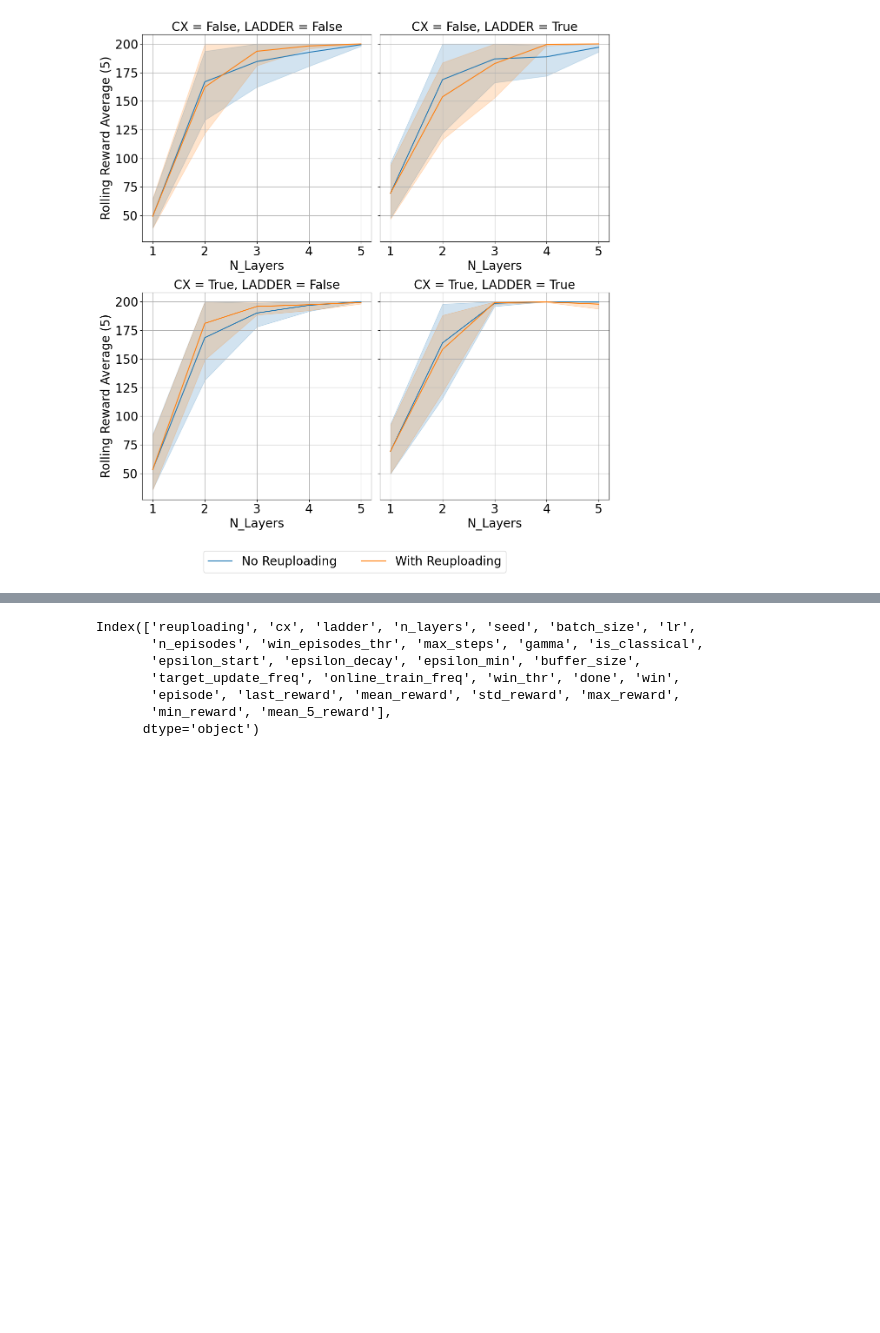
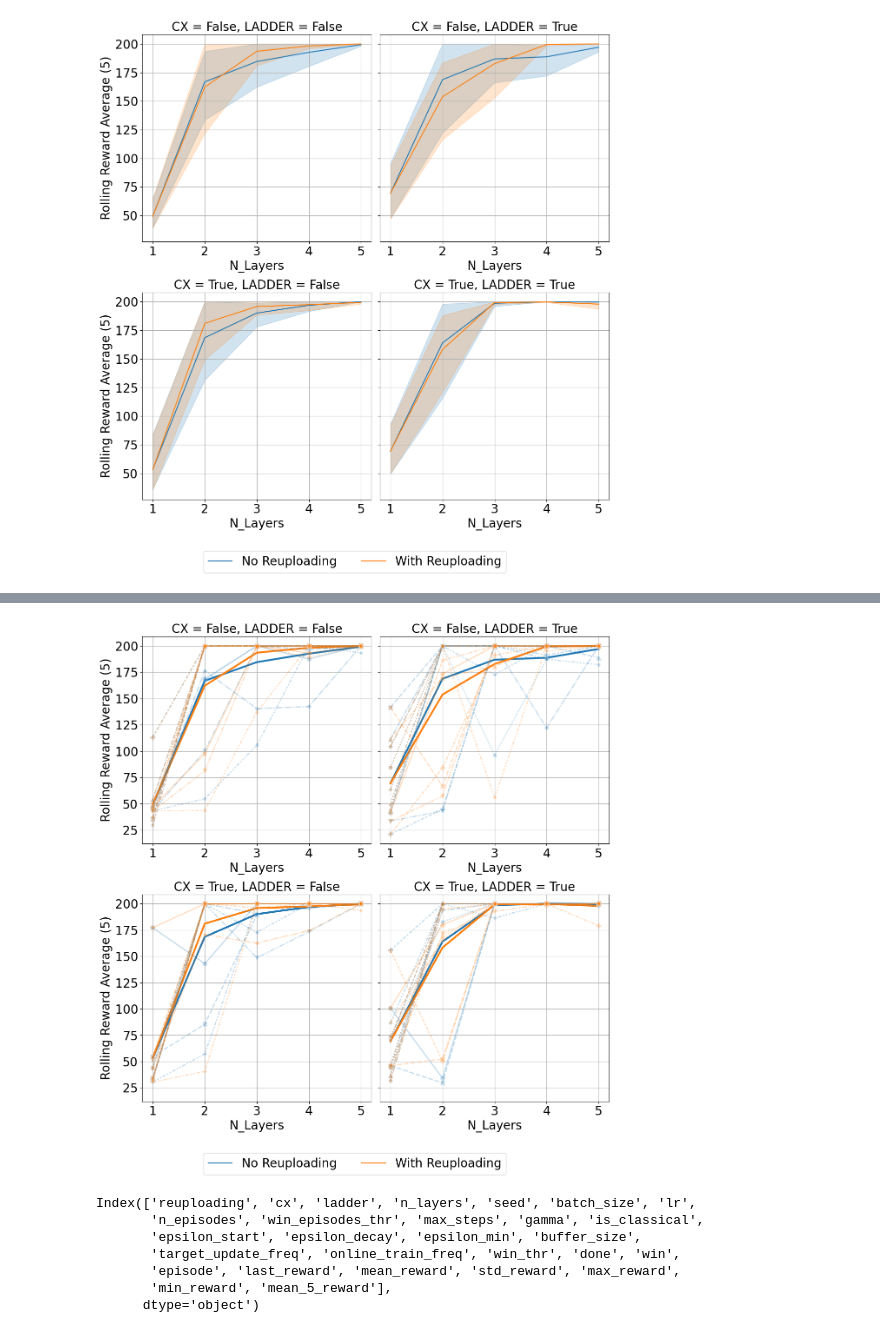
Before and after one commit to mcpeixoto/ReinforcementQML, a Jupyter notebook: plotting.ipynb, the cells around one changed output, grey strips where cells are left out. Cells and saved outputs as stored; diff of their text form; code cells hidden in the pictures; blank space fills up the shorter version.

```diff
--- a/plotting.ipynb
+++ b/plotting.ipynb
@@ -205,3 +205,70 @@ for ax in fig.axes:
 fig.tight_layout()
 # %% [output]
 [figure]
+# %%
+fig, ax = plt.subplots(2, 2, figsize=(12, 12), sharey=True)
+
+palette = {0: "C0", 1: "C1"}
+
+LEGEND_SIZE = 20
+MEDIUM_SIZE = 20
+BIGGER_SIZE = 20
+TICK_SIZE = 20
+
+for cx in range(2):
+    for ladder in range(2):
+        ax_ = ax[cx, ladder]
+
+        ax_.grid()
+
+        sns.lineplot(
+            x="n_layers",
+            y="mean_5_reward",
+            hue="reuploading",
+            data=df[df["cx"] == cx][df["ladder"] == ladder],
+            markers=True,
+            dashes=True,
+            markersize=8,
+            ax=ax_,
+            palette=palette,
+            ci=0,
+            linewidth=3,
+        )
+
+        sns.lineplot(
+            x="n_layers",
+            y="mean_5_reward",
+            hue="reuploading",
+            style="seed",
+            data=df[df["cx"] == cx][df["ladder"] == ladder],
+            markers=True,
+            dashes=True,
+            markersize=8,
+            ax=ax_,
+            palette=palette,
+            ci=0,
+            alpha=0.25,
+            legend=False,
+            linewidth=2,
+        )
+
+        ax_.set_title(f"CX = {bool(cx)}, LADDER = {bool(ladder)}", fontsize=BIGGER_SIZE)
+        ax_.set_xlabel("N_Layers", fontsize=MEDIUM_SIZE)
+        ax_.set_ylabel("Rolling Reward Average (5)", fontsize=MEDIUM_SIZE)
+        ax_.legend(fontsize=LEGEND_SIZE)
+        ax_.tick_params(axis="both", which="major", labelsize=TICK_SIZE)
+
+lines_labels = [ax.get_legend_handles_labels() for ax in fig.axes[:1]]
+lines, labels = [sum(lol, []) for lol in zip(*lines_labels)]
+
+
+labels = ["No Reuploading", "With Reuploading"]
+fig.legend(lines, labels, loc="lower center", ncol=2, fontsize=LEGEND_SIZE, bbox_to_anchor=(0.5, -0.08))
+
+# Remove all legends
+for ax in fig.axes:
+    if ax.get_legend() is not None:
+        ax.get_legend().remove()
+
+fig.tight_layout()
+# %% [output]
@@ -208,3 +292,4 @@ fig.tight_layout()
+[figure, added]
 # %%
 df.columns
 # %% [output]
```
Also changed, not shown: parts of 2 cells of this notebook.
